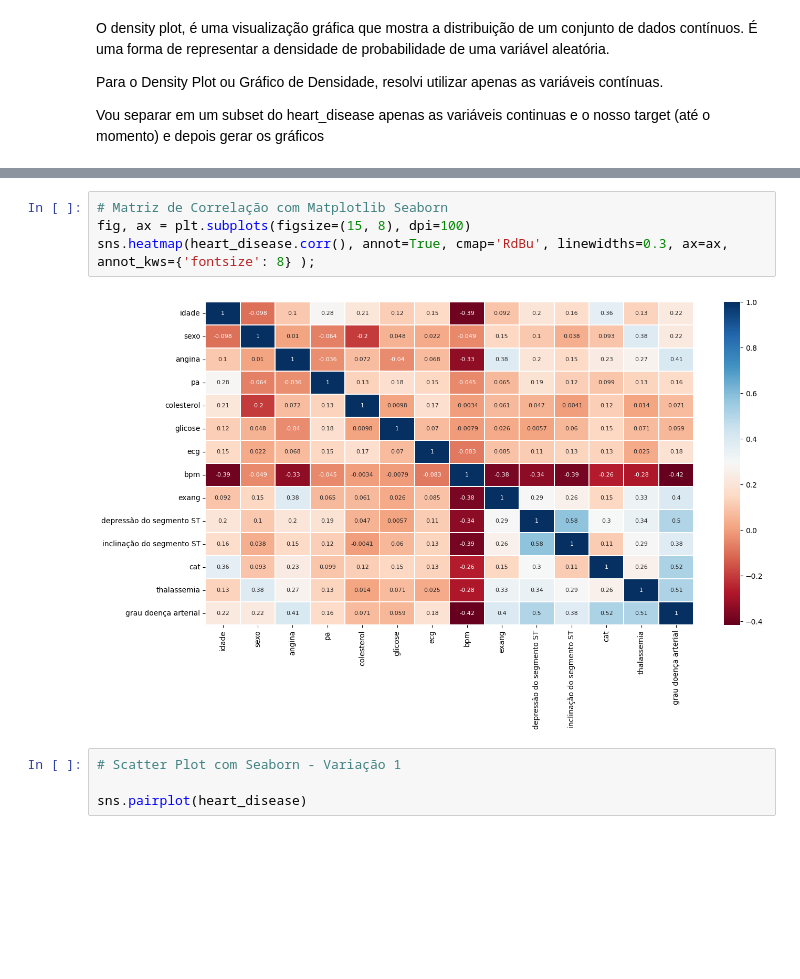
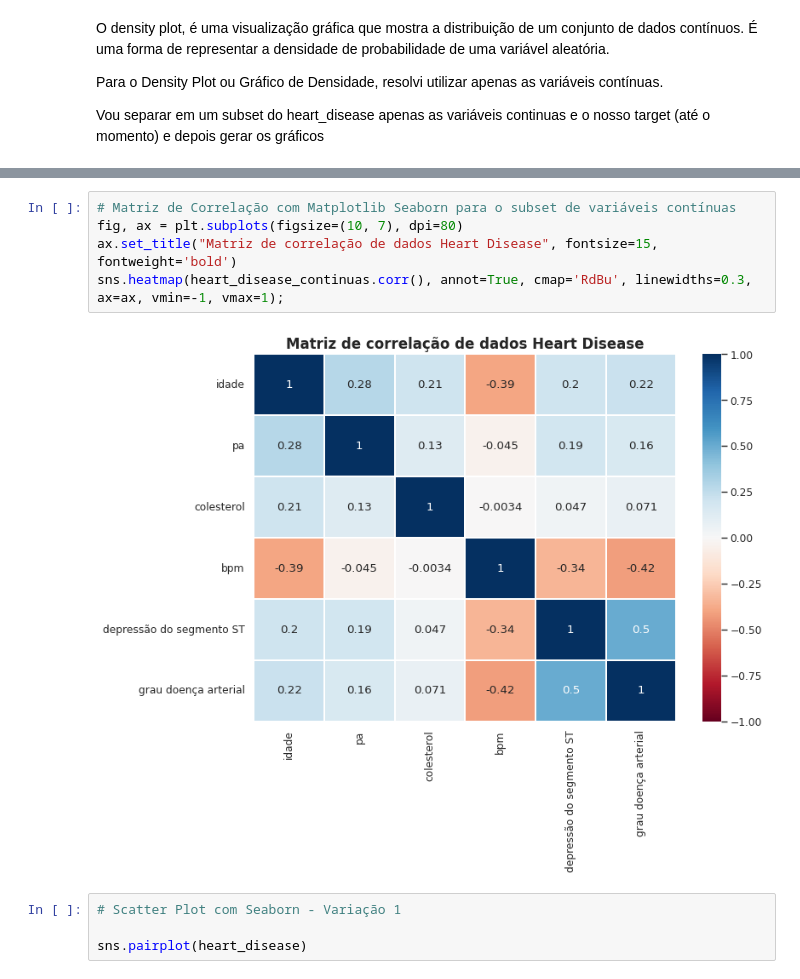
Before and after one commit to Z3Gu1/Notebooks, a Jupyter notebook: Coracao.ipynb, the cells around one changed output, grey strips where cells are left out. Saved outputs shown, nothing was run; the diff lists cells and outputs as text; blank space fills up the shorter version.

```diff
--- a/Coracao.ipynb
+++ b/Coracao.ipynb
@@ -357,9 +377,10 @@ plt.tight_layout()
 # %%
-# Matriz de Correlação com Matplotlib Seaborn
-fig, ax = plt.subplots(figsize=(15, 8), dpi=100)
-sns.heatmap(heart_disease.corr(), annot=True, cmap='RdBu', linewidths=0.3, ax=ax, annot_kws={'fontsize': 8} );
+# Matriz de Correlação com Matplotlib Seaborn para o subset de variáveis contínuas
+fig, ax = plt.subplots(figsize=(10, 7), dpi=80)
+ax.set_title("Matriz de correlação de dados Heart Disease", fontsize=15, fontweight='bold')
+sns.heatmap(heart_disease_continuas.corr(), annot=True, cmap='RdBu', linewidths=0.3, ax=ax, vmin=-1, vmax=1);
 # %% [output]
-[figure, old version]
+[figure, new version]
 # %%
 # Scatter Plot com Seaborn - Variação 1
 
```
Also changed, not shown: parts of 15 cells of this notebook.
